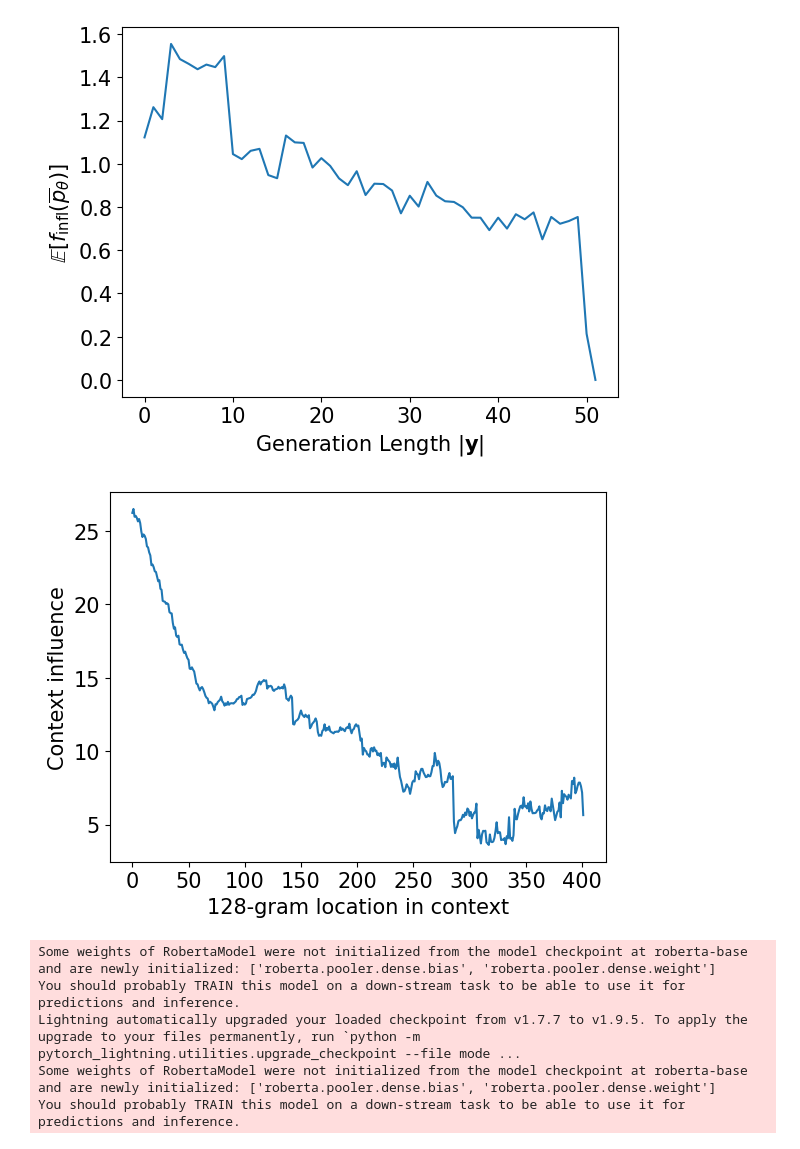
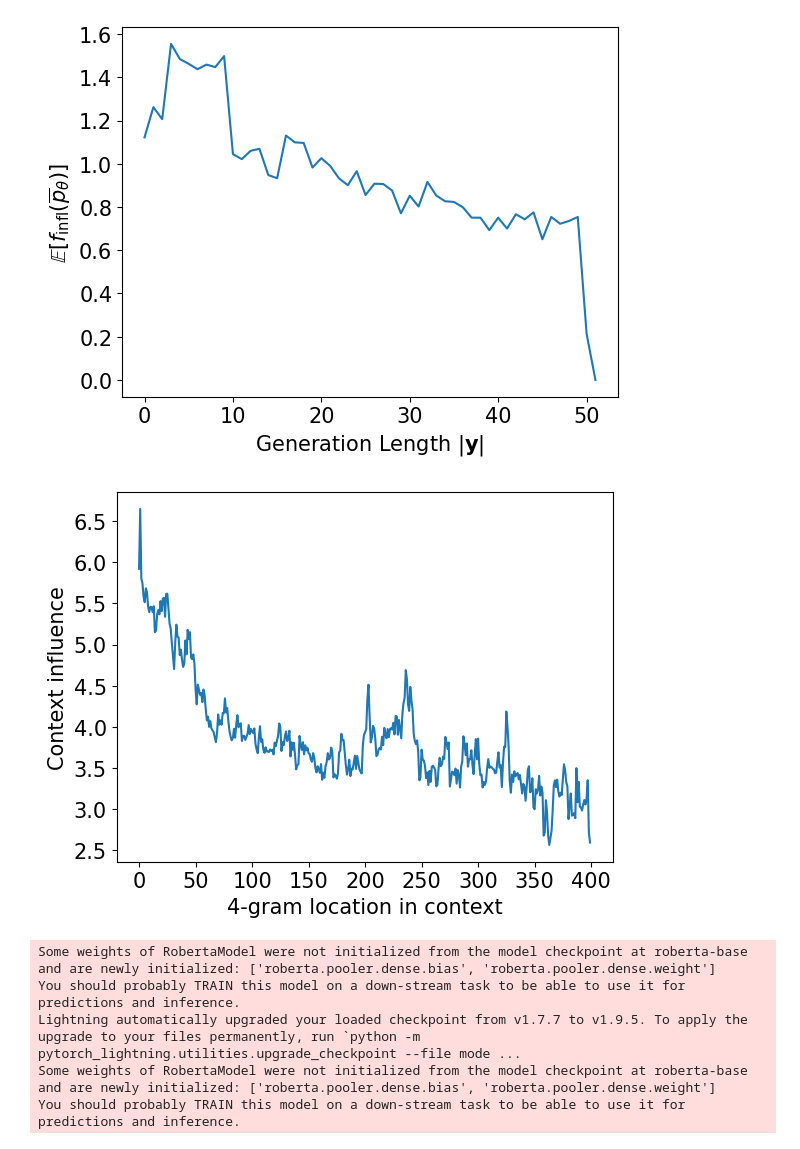
Before and after one commit to james-flemings/context_influence, a Jupyter notebook: experiments.ipynb, the cells around one changed output. Cells and saved outputs as stored; diff of their text form; code cells hidden in the pictures.

Commit message:
Adding results

```diff
--- a/experiments.ipynb
+++ b/experiments.ipynb
@@ -447,8 +447,8 @@ stop_token_ids = [tokenizer.eos_token_id,
 lambds = [1.0]
 mean_infl = []
 
-batch_size = 32
-n_gram_size = 128
+batch_size = 8
+n_gram_size = 4
 temp=0.8
 
 for lambd in lambds:
@@ -484,7 +484,7 @@ for lambd in lambds:
     print(file_name)
 
     test_set = pretokenize(dataset_name, raw_test_set, tokenizer, max_input_length)
-    query_set = test_set.select(range(5))
+    query_set = test_set.select(range(100))
 
     for data, response in tqdm(zip(query_set, predictions), total=len(query_set)):
         context_unaware_tokenized_input = tokenizer(template_empty_input(data, dataset_name), return_tensors="pt", padding=True)
@@ -509,10 +509,17 @@ for lambd in lambds:
                                        batch_size,
                                        ensemble_context_aware_tokenized_input_ids
                                       )
-        n_gram_infl.append(np.sum(cur_infl, axis=1))
+        n_gram_infl.append(cur_infl)
+    infl_profile = np.zeros([len(n_gram_infl), 1000])
+    infl_profile[:] = np.nan
+    for i, tok_resp in enumerate(n_gram_infl):
+        avg_ngrams = np.nansum(tok_resp, axis=0)
+        infl_profile[i, :len(avg_ngrams)] = avg_ngrams
     model.cpu()
     del model
-    mean_infl.append(np.mean(n_gram_infl))
-    print(f"N-gram size {n_gram_size}\t Max influence: {np.max(mean_infl)}")
+    mean_infl.append(np.nanmean(infl_profile, axis=0))
+    print(f"N-gram size {n_gram_size}\t Max influence: {np.nanmax(mean_infl[0])}")
+    with open(f'results/{n_gram_size}_gram_infl.npy', 'wb') as f:
+        np.save(f, infl_profile)
 # %% [output]
 PubMedQA_opt-1.3b_1.0.csv
@@ -532,16 +540,16 @@ plt.savefig("gen_len_analysis.pdf", bbox_inches="tight")
 # %%
 import matplotlib.pyplot as plt
 
 end = 400
-mean_vals = np.nanmean(mem_vals, axis=0)
+mean_vals = np.nanmean(infl_profile, axis=0)
 plt.plot(np.arange(0, end), mean_vals[:end])
-plt.xlabel("128-gram location in context", fontsize=15)
+plt.xlabel("4-gram location in context", fontsize=15)
 plt.ylabel(r'Context influence', fontsize=15)
 plt.xticks(fontsize=15)
 plt.yticks(fontsize=15)
-plt.savefig("n_gram_loc_analysis.pdf", bbox_inches="tight")
+plt.savefig("plots/4_gram_loc_analysis.pdf", bbox_inches="tight")
 # %% [output]
-[figure, old version]
+[figure, new version]
 # %%
 result_dict = evaluator.evaluate(predictions, references, documents)
 # %% [output]
```
Also changed, not shown: parts of 1 cell of this notebook, 6 other files.
